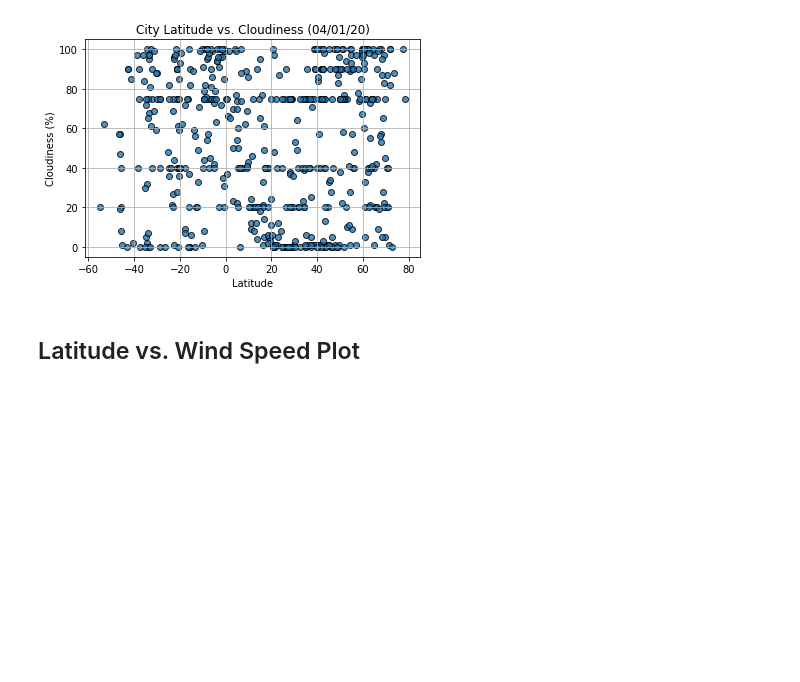
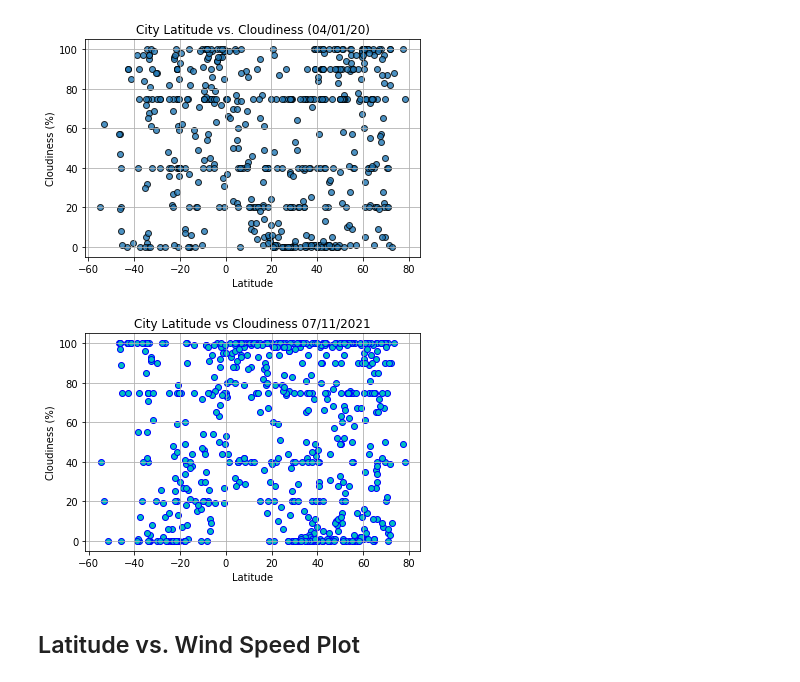
Before and after one commit to DasaSimo/python-api-challenge, a Jupyter notebook: WeatherPy/WeatherPy.ipynb, the cells around one changed output. Cells and saved outputs as stored; diff of their text form; code cells hidden in the pictures; blank space fills up the shorter version.

Commit message:
plots for Cloudiness vs Latitude and Wind Speed vs Latitude added, images (png files) added

```diff
--- a/WeatherPy/WeatherPy.ipynb
+++ b/WeatherPy/WeatherPy.ipynb
@@ -287,6 +287,22 @@ plt.show()
 # %%
 # %% [output]
 [figure]
+# %%
+#plot
+plt.scatter(clean_city_data["Latitude"], clean_city_data["Cloudiness"], marker="o",c="c",edgecolors="b")
+plt.title("City Latitude vs Cloudiness " + data_date)
+plt.ylabel("Cloudiness (%)")
+plt.xlabel("Latitude")
+plt.grid(True)
+
+# Save the figure
+plt.savefig("CityLat_vs_Cloudiness.png")
+
+
+# Show plot
+plt.show()
+# %% [output]
+[figure, added]
 # %% [markdown]
 ## Latitude vs. Wind Speed Plot
 # %%
```
Also changed, not shown: parts of 1 cell of this notebook, 2 other files.
